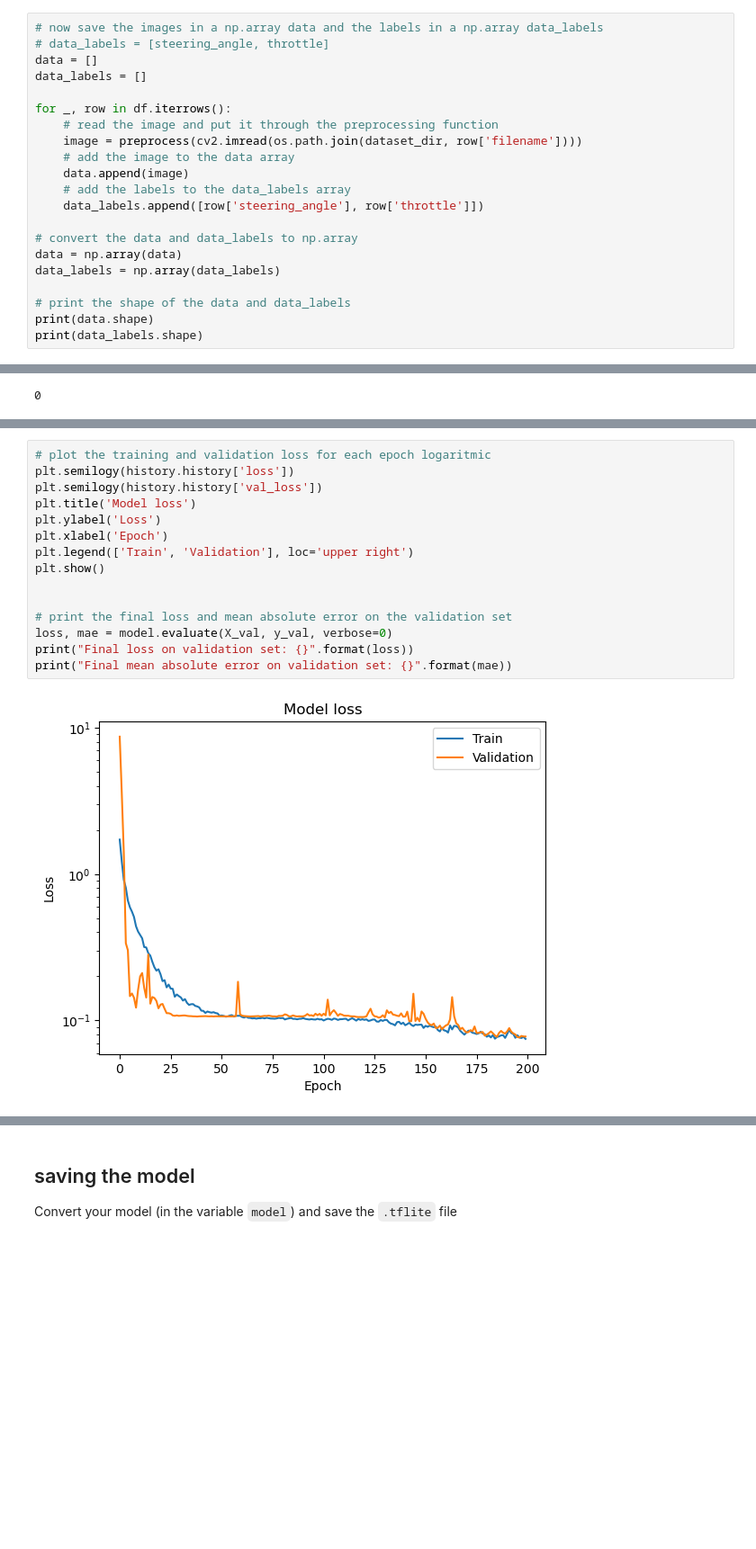
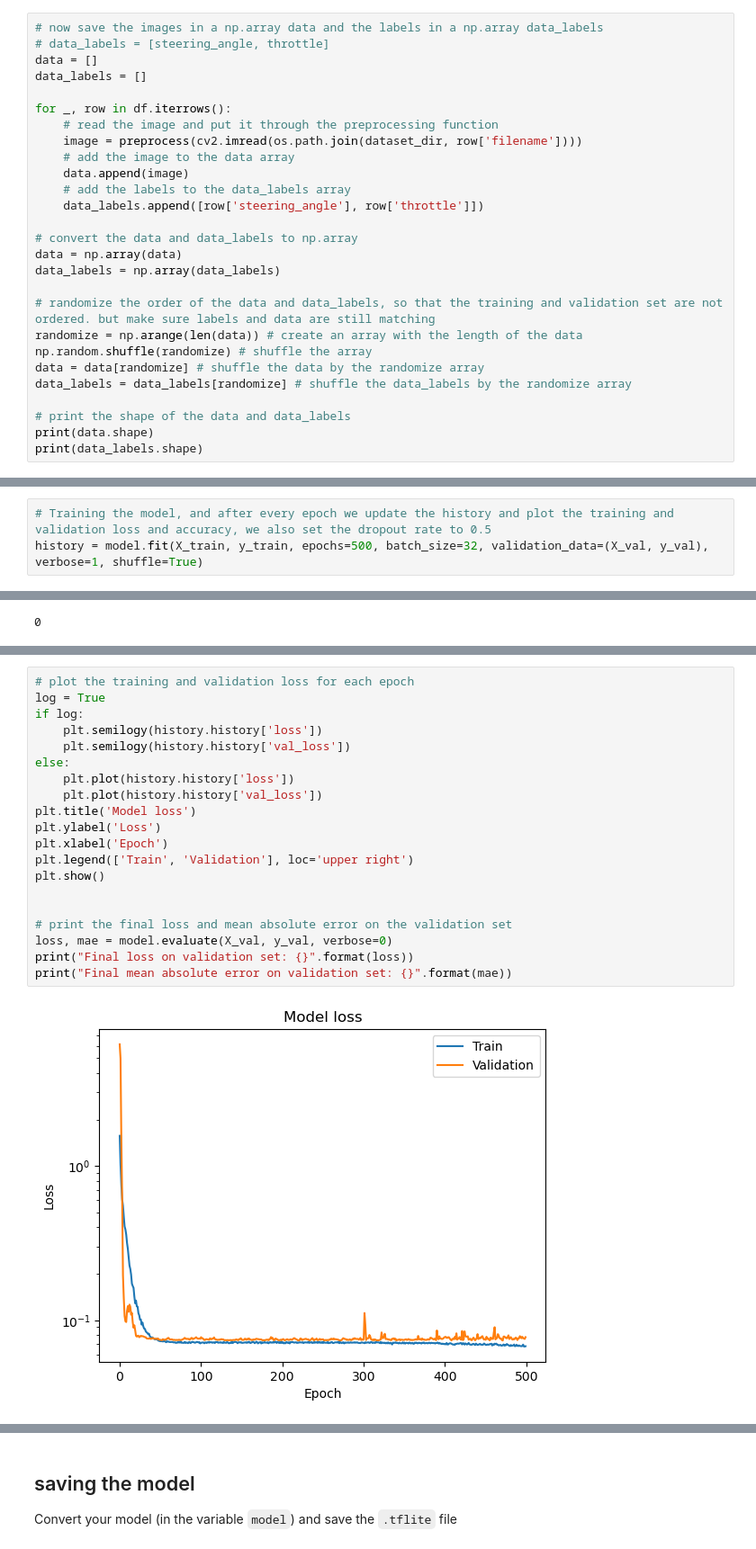
Before and after one commit to lucanatorvs/Applied_Artificial_Intelligence_Lab, a Jupyter notebook: project/trainingDataset.ipynb, the cells around one changed output, grey strips where cells are left out. Shown at 90% size. Saved outputs shown, nothing was run; the diff lists cells and outputs as text; blank space fills up the shorter version.

```diff
--- a/project/trainingDataset.ipynb
+++ b/project/trainingDataset.ipynb
@@ -110,6 +108,12 @@ for _, row in df.iterrows():
 data = np.array(data)
 data_labels = np.array(data_labels)
 
+# randomize the order of the data and data_labels, so that the training and validation set are not ordered. but make sure labels and data are still matching
+randomize = np.arange(len(data)) # create an array with the length of the data
+np.random.shuffle(randomize) # shuffle the array
+data = data[randomize] # shuffle the data by the randomize array
+data_labels = data_labels[randomize] # shuffle the data_labels by the randomize array
+
 # print the shape of the data and data_labels
 print(data.shape)
 print(data_labels.shape)
@@ -303,3 +292,6 @@ Non-trainable params: 384
 _________________________________________________________________
 # %% [markdown]
 ## Training the model
+# %%
+# Training the model, and after every epoch we update the history and plot the training and validation loss and accuracy, we also set the dropout rate to 0.5
+history = model.fit(X_train, y_train, epochs=500, batch_size=32, validation_data=(X_val, y_val), verbose=1, shuffle=True)
@@ -311,17 +325,22 @@ os.system('say "The training is done"')
 # %%
-# plot the training and validation loss for each epoch logaritmic
-plt.semilogy(history.history['loss'])
-plt.semilogy(history.history['val_loss'])
+# plot the training and validation loss for each epoch
+log = True
+if log:
+    plt.semilogy(history.history['loss'])
+    plt.semilogy(history.history['val_loss'])
+else:
+    plt.plot(history.history['loss'])
+    plt.plot(history.history['val_loss'])
 plt.title('Model loss')
 plt.ylabel('Loss')
 plt.xlabel('Epoch')
 plt.legend(['Train', 'Validation'], loc='upper right')
 plt.show()
 
 
 # print the final loss and mean absolute error on the validation set
 loss, mae = model.evaluate(X_val, y_val, verbose=0)
 print("Final loss on validation set: {}".format(loss))
 print("Final mean absolute error on validation set: {}".format(mae))
 # %% [output]
-[figure, old version]
+[figure, new version]
```
Also changed, not shown: parts of 17 cells of this notebook, 1 other file.
